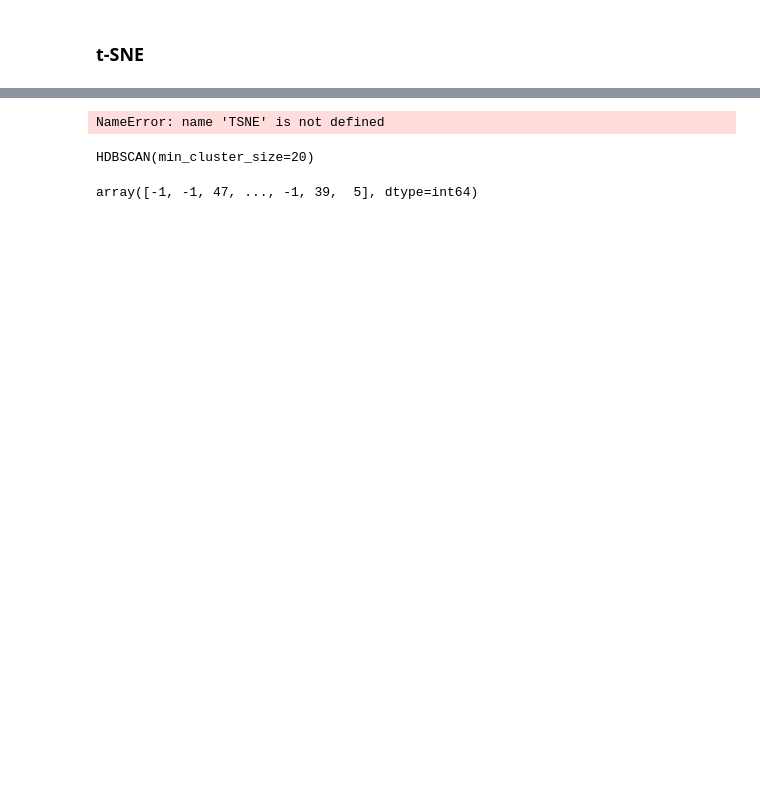
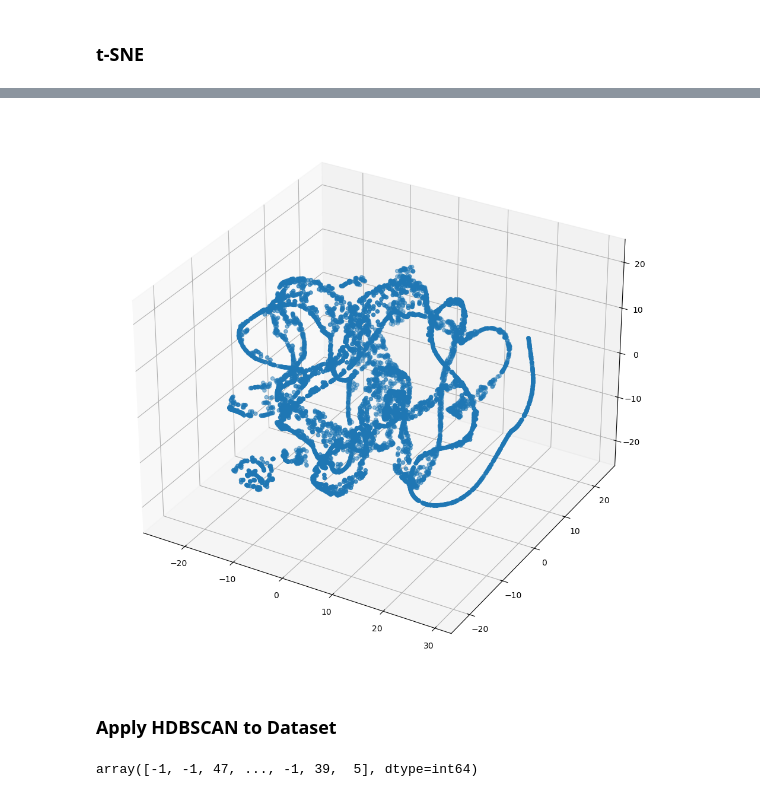
Before and after one commit to WaterArchery/DataChanger, a Jupyter notebook: dataparser-python/HDBSCAN.ipynb, the cells around one changed output, grey strips where cells are left out. Saved outputs shown, nothing was run; the diff lists cells and outputs as text; code cells hidden in the pictures; blank space fills up the shorter version.

```diff
--- a/dataparser-python/HDBSCAN.ipynb
+++ b/dataparser-python/HDBSCAN.ipynb
@@ -60,9 +109,12 @@ im
+# %%
+TSNE_3d = TSNE(n_components=3).fit_transform(dataset)
 # %%
-projection = TSNE(n_components=2).fit_transform(dataset)
 fig = plt.figure(figsize=(12, 12))
 ax = fig.add_subplot(projection='3d')
-ax.scatter(projection[:,0], projection[:,1], projection[:,2])
+ax.scatter(TSNE_3d[:,0], TSNE_3d[:,1], TSNE_3d[:,2])
 plt.show()
 # %% [output]
-NameError: name 'TSNE' is not defined
+[figure, added]
+# %% [markdown]
+### Apply HDBSCAN to Dataset
 # %%
@@ -70,7 +122,3 @@ hdb = HDBSCAN(min_cluster_size=20)
-# %%
-hdb.fit(dataset)
-# %% [output]
-HDBSCAN(min_cluster_size=20)
 # %%
 hdb.labels_
 # %% [output]
```
Also changed, not shown: parts of 36 cells of this notebook, 3 other files.
